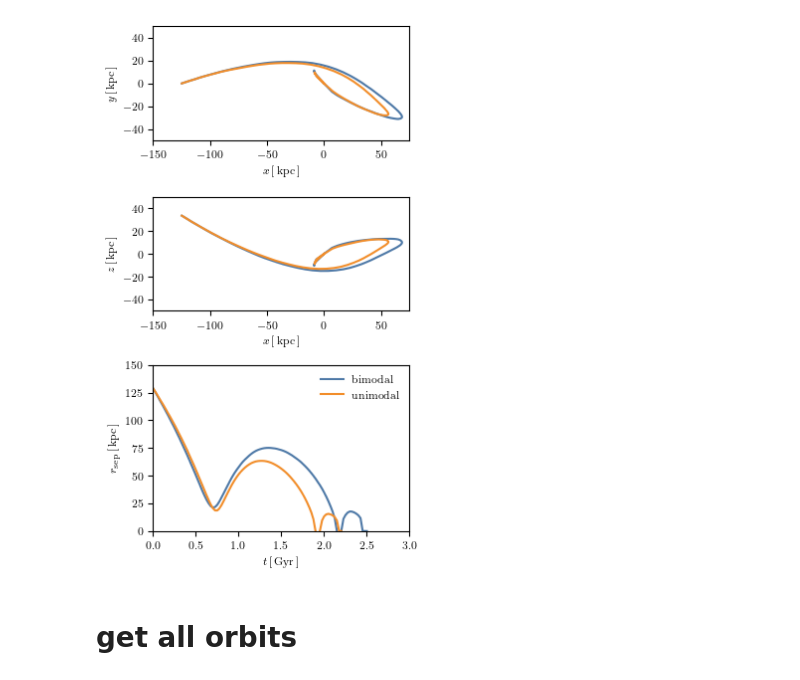
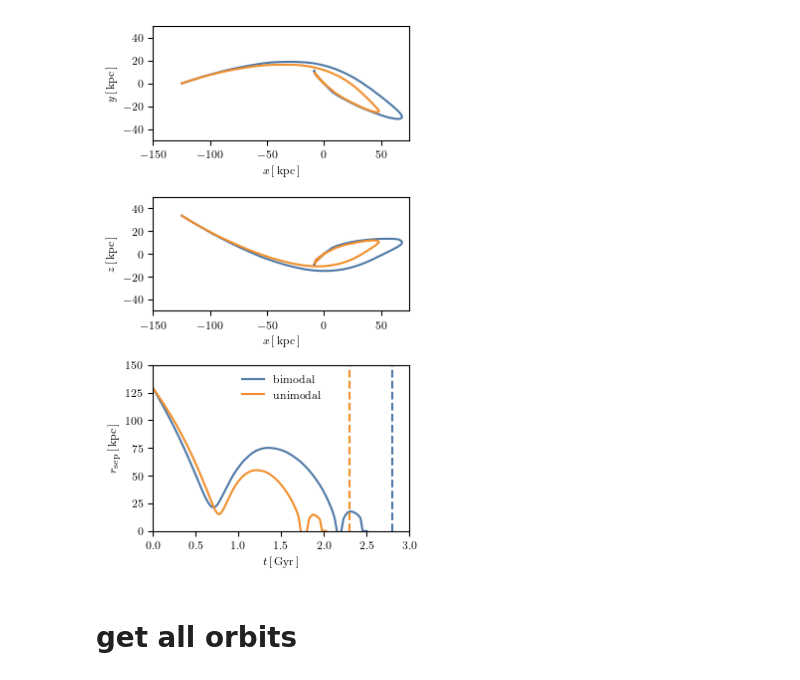
Before and after one commit to gusbeane/GSEgas, a Jupyter notebook: plots/orbit/orbit.ipynb, the cells around one changed output. Saved outputs shown, nothing was run; the diff lists cells and outputs as text; code cells hidden in the pictures.

```diff
--- a/plots/orbit/orbit.ipynb
+++ b/plots/orbit/orbit.ipynb
@@ -156,38 +156,41 @@ def get_orbit(Rs, Vv, ecc):
 # orbit1 = get_orbit('129', '116', '04')
 
 orbit0 = get_orbit('129', '142', '04')
-orbit1 = get_orbit('129', '129', '04')
+orbit1 = get_orbit('129', '116', '04')
 # %%
 fig, axs = plt.subplots(3, 1, figsize=(columnwidth, 1.7*columnwidth),
                               height_ratios=[2, 2, 2.8])
 
 axs[0].plot(orbit0['Orbit'][:,0], orbit0['Orbit'][:,1], c=tb_c[0])
 axs[0].plot(orbit1['Orbit'][:,0], orbit1['Orbit'][:,1], c=tb_c[1])
 axs[0].set(xlim=(-150, 75), ylim=(-50, 50))
 axs[0].set(xlabel=r'$x\,[\,\textrm{kpc}\,]$')
 axs[0].set(ylabel=r'$y\,[\,\textrm{kpc}\,]$')
 axs[0].set_aspect('equal')
 
 axs[1].plot(orbit0['Orbit'][:,0], orbit0['Orbit'][:,2], c=tb_c[0])
 axs[1].plot(orbit1['Orbit'][:,0], orbit1['Orbit'][:,2], c=tb_c[1])
 axs[1].set(xlim=(-150, 75), ylim=(-50, 50))
 axs[1].set(xlabel=r'$x\,[\,\textrm{kpc}\,]$')
 axs[1].set(ylabel=r'$z\,[\,\textrm{kpc}\,]$')
 axs[1].set_aspect('equal')
 
 axs[2].plot(orbit0['Time'], orbit0['Rsep'], c=tb_c[0], label=r'$\textrm{bimodal}$')
 axs[2].plot(orbit1['Time'], orbit1['Rsep'], c=tb_c[1], label=r'$\textrm{unimodal}$')
 axs[2].set(xlim=(0, 3), ylim=(0, 150))
 axs[2].set(xlabel=r'$t\,[\,\textrm{Gyr}\,]$')
 axs[2].set(ylabel=r'$r_{\textrm{sep}}\,[\,\textrm{kpc}\,]$')
 axs[2].set_aspect('auto')
 axs[2].legend(frameon=False)
 
+axs[2].axvline(2.8, c=tb_c[0], ls='dashed')
+axs[2].axvline(2.3, c=tb_c[1], ls='dashed')
+
 fig.tight_layout()
 fig.savefig('orbit.pdf')
 plt.show()
 # %% [output]
-[figure, old version]
+[figure, new version]
 # %% [markdown]
 # get all orbits
 # %%
```
Also changed, not shown: 3 other files.
